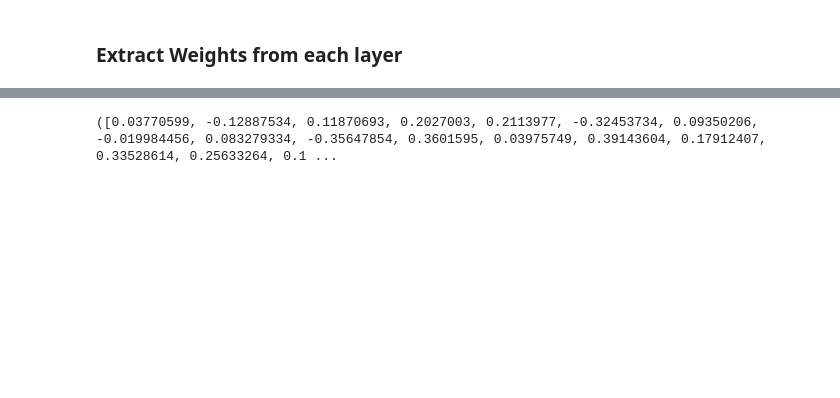
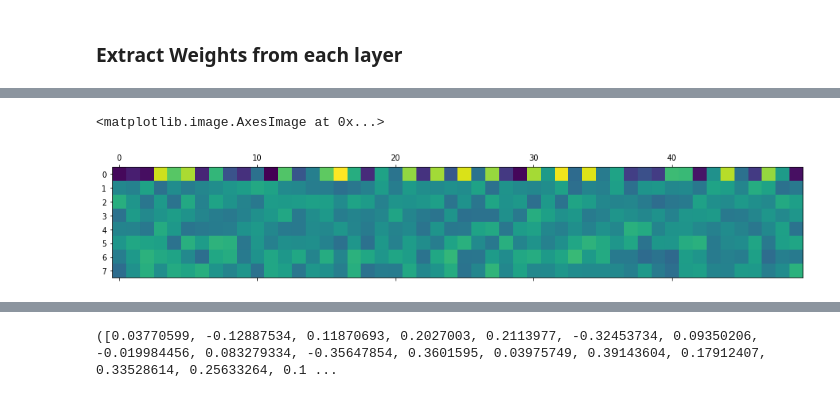
Before and after one commit to gj0706/my_research, a Jupyter notebook: neural_network/untitled.ipynb, the cells around one changed output, grey strips where cells are left out. Drawn from its saved outputs; the diff is of its cells as text; code cells hidden in the pictures; blank space fills up the shorter version.

```diff
--- a/neural_network/untitled.ipynb
+++ b/neural_network/untitled.ipynb
@@ -337,0 +359,5 @@ w['i'].shape
+# %%
+pyplot.matshow(w['c'])
+# %% [output]
+<matplotlib.image.AxesImage at 0x...>
+[figure, added]
```
Also changed, not shown: parts of 30 cells of this notebook.
